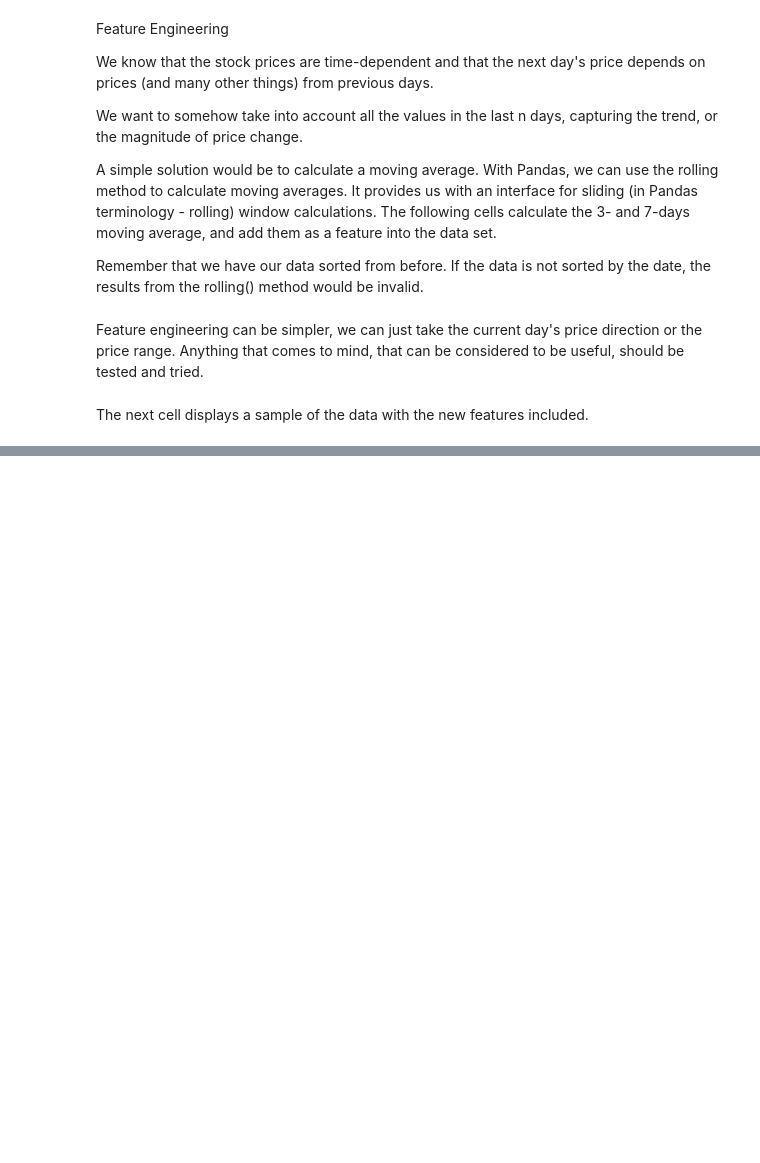
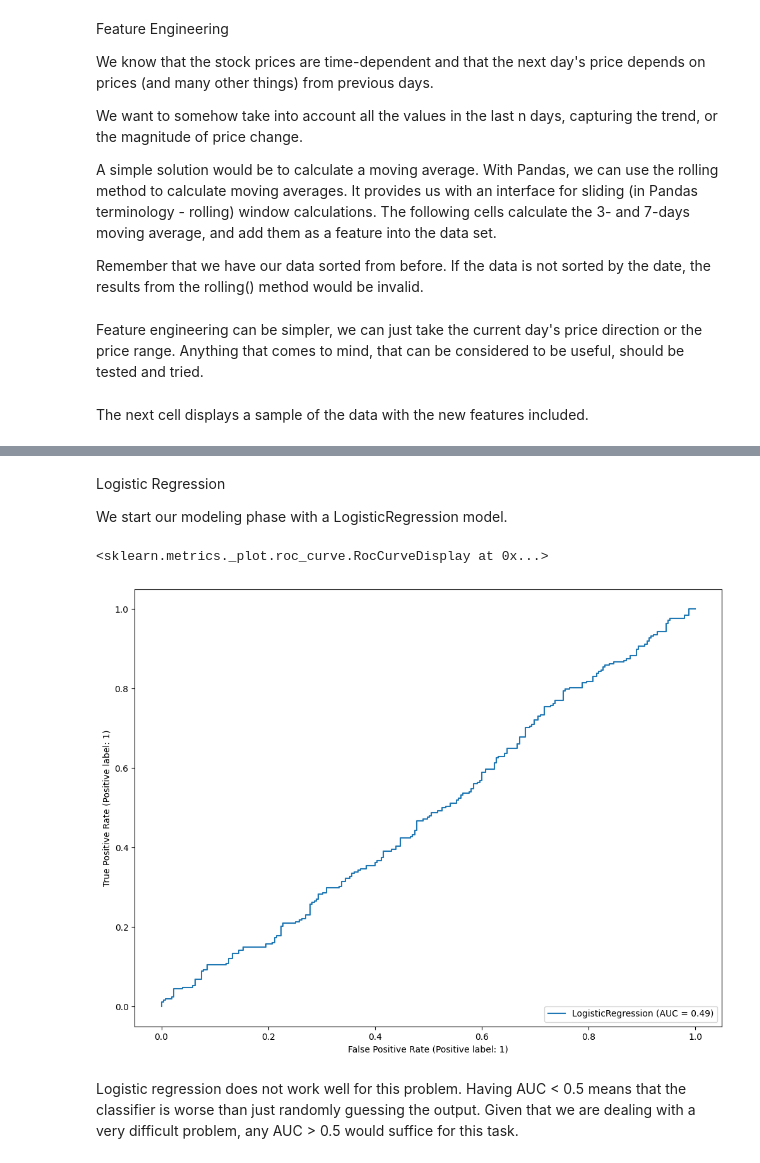
Before and after one commit to Golnoush-Gh/Stock_price_direction, a Jupyter notebook: notebooks/stock_price_direction.ipynb, the cells around one changed output, grey strips where cells are left out. Cells and saved outputs as stored; diff of their text form; code cells hidden in the pictures; blank space fills up the shorter version.

Commit message:
logistic regression added

```diff
--- a/notebooks/stock_price_direction.ipynb
+++ b/notebooks/stock_price_direction.ipynb
@@ -220,3 +224,48 @@ df_train.sample(10, random_state=42)
 | 555 | 1999-07-29 | 51.187500 | 52.187500 | 50.000000 | 50.781250 | 50.781250 | 18748000 | 0 | -0.841146 | ... |
 | 2754 | 2008-04-28 | 80.639999 | 82.500000 | 80.120003 | 81.970001 | 81.970001 | 10991900 | 0 | 1.453336 | ... |
 | 33 | 1997-07-02 | 1.515625 | 1.593750 | 1.510417 | 1.588542 | 1.588542 | 3882000 | 1 | 0.026042 | ... |
+# %%
+# this is the target column that we aim to predict
+y_col = "Target"
+# these are the input features for the models
+X_cols = [
+    "Open",
+    "Close",
+    "High",
+    "Low",
+    "Volume",
+    "Adj Close",
+    "Today_Direction",
+    "Moving_Average_3",
+    "Moving_Average_7"
+]
+# %%
+X_train = df_train[X_cols]
+y_train = df_train[y_col]
+
+X_val = df_val[X_cols]
+y_val = df_val[y_col]
+
+X_test = df_val[X_cols]
+y_test = df_val[y_col]
+# %% [markdown]
+Logistic Regression
+
+We start our modeling phase with a LogisticRegression model.
+# %%
+# for reproducibility
+RANDOM_SEED = 42
+
+# use default parameters
+lr = LogisticRegression()
+
+# fit to train set
+lr.fit(X_train, y_train)
+
+# plot ROC curve, and show AUC for the validation set
+RocCurveDisplay.from_estimator(lr, X_val, y_val)
+# %% [output]
+<sklearn.metrics._plot.roc_curve.RocCurveDisplay at 0x...>
+[figure, added]
+# %% [markdown]
+Logistic regression does not work well for this problem. Having AUC < 0.5 means that the classifier is worse than just randomly guessing the output. Given that we are dealing with a very difficult problem, any AUC > 0.5 would suffice for this task.
```
Also changed, not shown: parts of 1 cell of this notebook.
